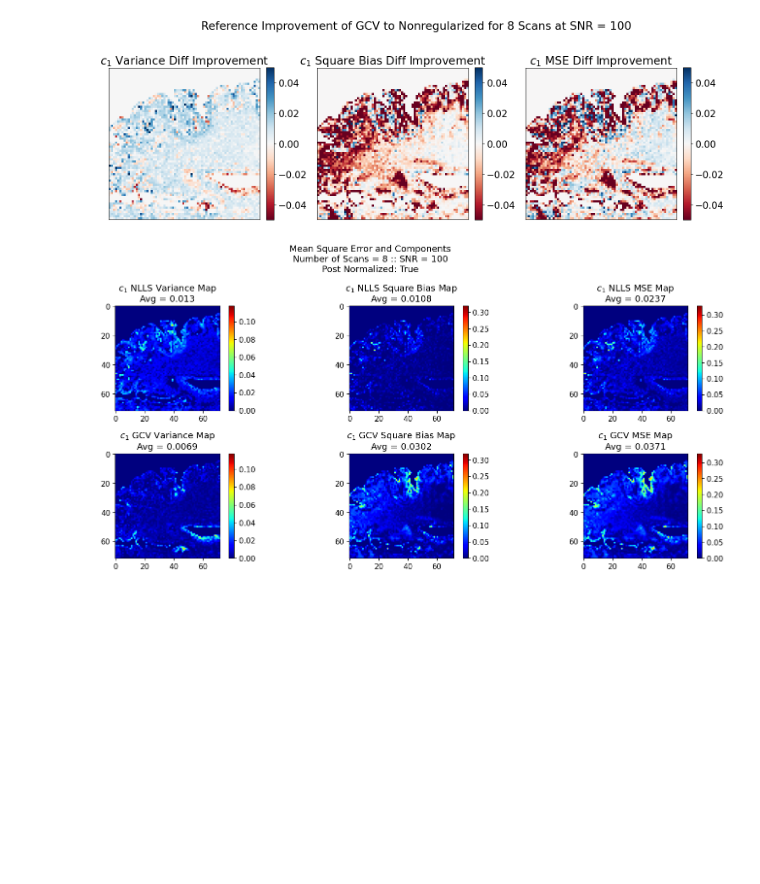
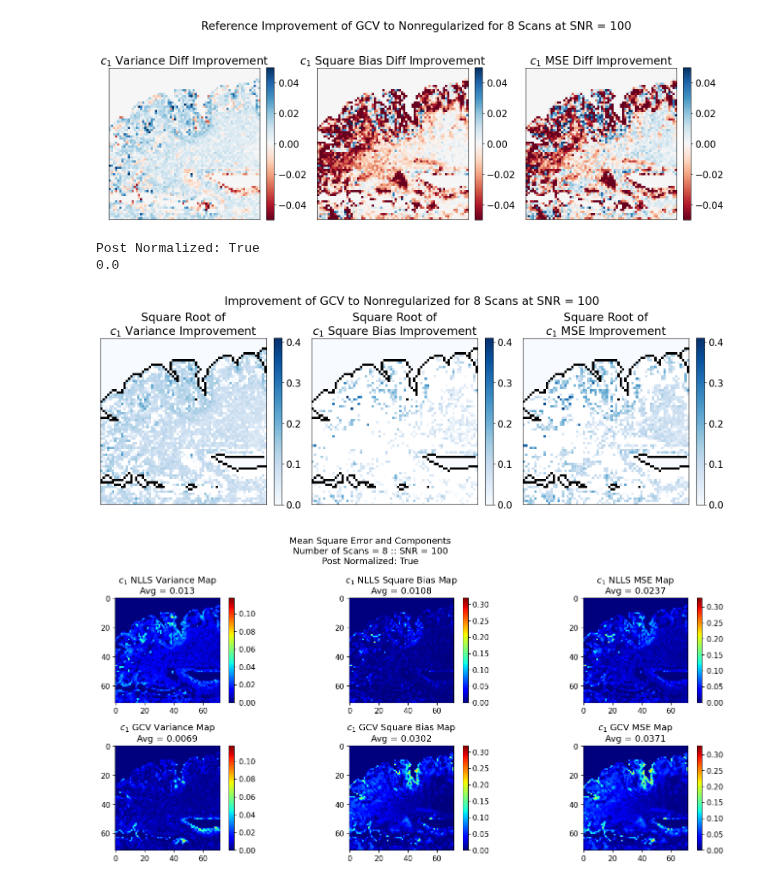
Before and after one commit to Griffin997/Regularization, a Jupyter notebook: EstimateP_ProcessExperiments.ipynb, the cells around one changed output. Cells and saved outputs as stored; diff of their text form; code cells hidden in the pictures; blank space fills up the shorter version.

Commit message:
Figure Plotting

```diff
--- a/EstimateP_ProcessExperiments.ipynb
+++ b/EstimateP_ProcessExperiments.ipynb
@@ -1225,6 +1225,50 @@ for param_oi in params_oi:
 # %% [output]
 Post Normalized: True
 [figure]
+# %%
+brain_outline = (1-get_brain_outline(all_nonreg_estimates[0,:,:,:]))
+print(f'Post Normalized: {post_normalize_data}')
+
+or_map = plt.get_cmap('Blues')
+my_Gmap = plt.get_cmap('gray')
+my_Gmap.set_bad(alpha=0)
+brain_outline[brain_outline > 0.1] = np.nan
+
+imp_index = MSE_improvement_diff[:,:,0]>0
+
+# negMag = np.abs(np.min(MSE_improvement_diff[:,:,0]**(1/2)))
+posMag = np.abs(np.max(MSE_improvement_diff[:,:,0]))
+posMag = posMag**(1/2)
+# MSERange = np.max(np.array([negMag, posMag]))
+# MSERange = 0.05
+
+fig, ax = plt.subplots(1,3,figsize=(15,5.5),tight_layout=True)
+plt.rc('font', size  = 16)
+fig.suptitle(f'Improvement of GCV to Nonregularized for {n_iterations} Scans at SNR = {SNR_goal}' )
+
+pNLLS = ax[0].imshow(var_improvement_diff[:,:,0]**(1/2), cmap = or_map, vmin=0, vmax = posMag)
+ax[0].imshow(brain_outline, cmap = my_Gmap, vmin=0, vmax = 1)
+cbar = fig.colorbar(pNLLS, ax=ax[0], fraction=0.046, pad=0.04)
+ax[0].set_title("Square Root of\n" + param_name_list[0] + ' Variance Improvement' )#+ '\nAverage Improvement= ' + str(round(np.mean(var_improvement[:,:,param_oi][c1_ref!=0]),2)))
+ax[0].tick_params(left = False, bottom = False, labelbottom = False, labelleft = False)
+
+pNLLS = ax[1].imshow(sqBias_improvement_diff[:,:,0]**(1/2), cmap = or_map, vmin=0, vmax = posMag)
+ax[1].imshow(brain_outline, cmap = my_Gmap, vmin=0, vmax = 1)
+fig.colorbar(pNLLS,ax=ax[1], fraction=0.046, pad=0.04)
+ax[1].set_title("Square Root of\n" + param_name_list[0] + ' Square Bias Improvement' )#+ '\nAverage Improvement= ' + str(round(np.mean(sqBias_improvement[:,:,param_oi][c1_ref!=0]),2)))
+ax[1].tick_params(left = False, bottom = False, labelbottom = False, labelleft = False)
+
+pNLLS = ax[2].imshow(MSE_improvement_diff[:,:,0]**(1/2), cmap = or_map, vmin=0, vmax = posMag)
+ax[2].imshow(brain_outline, cmap = my_Gmap, vmin=0, vmax = 1)
+fig.colorbar(pNLLS,ax=ax[2], fraction=0.046, pad=0.04)
+ax[2].set_title("Square Root of\n" + param_name_list[0] + ' MSE Improvement' )#+ '\nAverage Improvement= ' + str(round(np.mean(MSE_improvement[:,:,param_oi][c1_ref!=0]),2)))
+ax[2].tick_params(left = False, bottom = False, labelbottom = False, labelleft = False)
+
+plt.show()
+# %% [output]
+Post Normalized: True
+0.0
+[figure, added]
 # %%
 ### MSE Component Maps - Full Brain
 for param_oi in params_oi:
```
Also changed, not shown: 1 other file.
